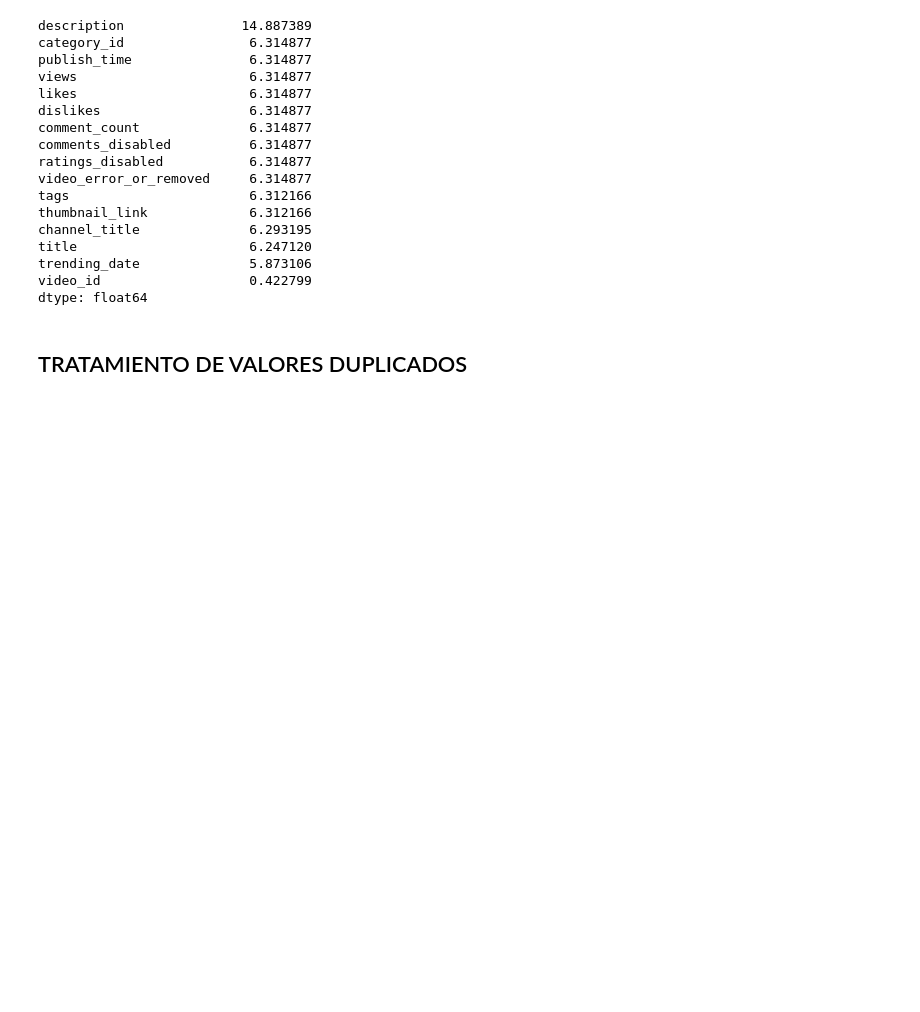
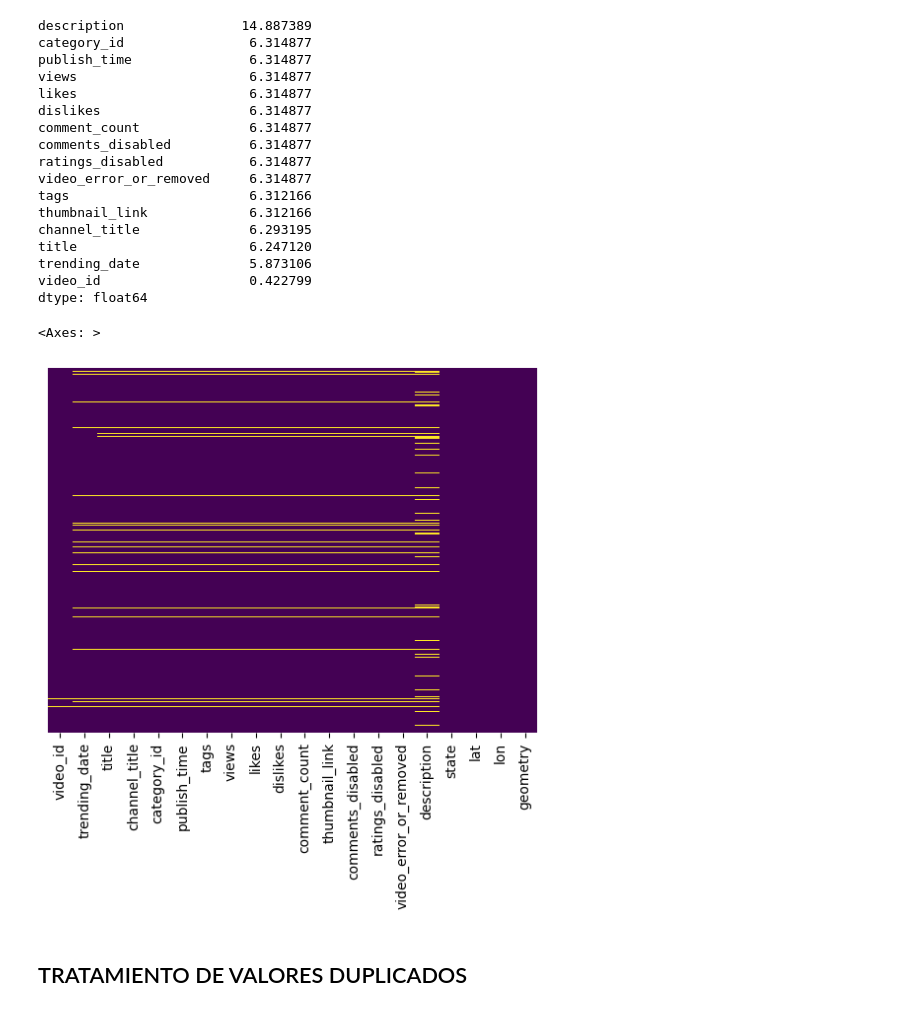
Before and after one commit to DiegoEBV/CRISP-DM-KRS, a Jupyter notebook: code/KR.ipynb, the cells around one changed output. Cells and saved outputs as stored; diff of their text form; code cells hidden in the pictures; blank space fills up the shorter version.

```diff
--- a/code/KR.ipynb
+++ b/code/KR.ipynb
@@ -108,6 +119,11 @@ title                      6.247120
 trending_date              5.873106
 video_id                   0.422799
 dtype: float64
+# %%
+sns.heatmap(df.isnull(),yticklabels=False,cbar=False,cmap='viridis')
+# %% [output]
+<Axes: >
+[figure, added]
 # %% [markdown]
 ## TRATAMIENTO DE VALORES DUPLICADOS
 # %%
```
Also changed, not shown: parts of 3 cells of this notebook, 1 other file.
